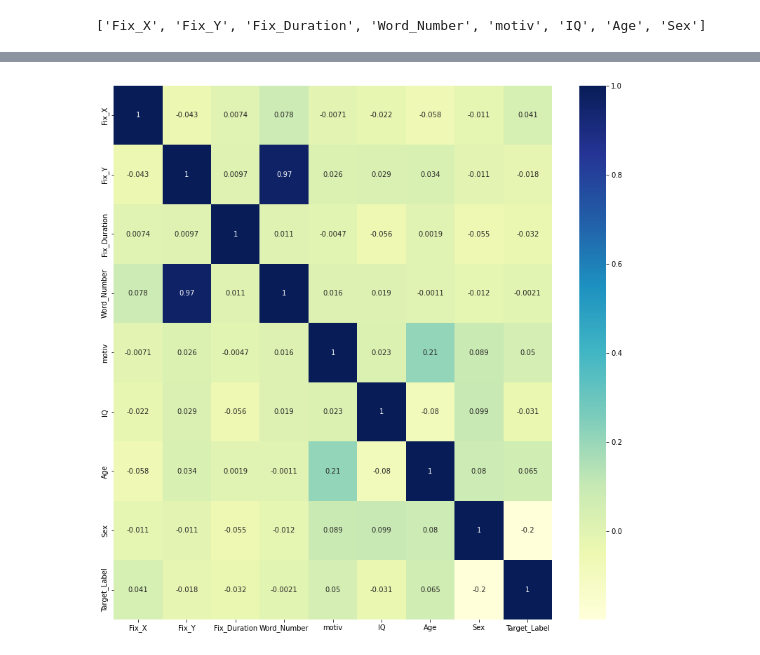
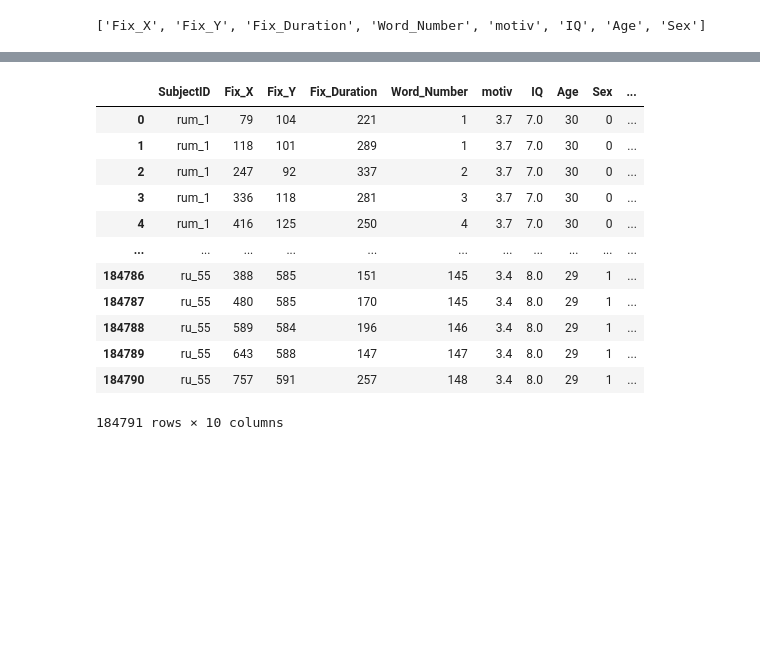
Before and after one commit to mvkairov/meco, a Jupyter notebook: Notebooks/a02_ru_fix_demo_analysis.ipynb, the cells around one changed output, grey strips where cells are left out. Cells and saved outputs as stored; diff of their text form; code cells hidden in the pictures; blank space fills up the shorter version.

```diff
--- a/Notebooks/a02_ru_fix_demo_analysis.ipynb
+++ b/Notebooks/a02_ru_fix_demo_analysis.ipynb
@@ -30,9 +40,8 @@ Index(['Text_ID', 'Fix_X', 'Fix_Y', 'Fix_Duration', 'Word_Number', 'Word',
 # %%
 
 targets = ["Target_Label"]
-
-features = ['Fix_X', 'Fix_Y', 'Fix_Duration', 'Word_Number','motiv', 'IQ', 'Age', 'Sex']
-
+indicator = ["SubjectID"]
+features = ['Fix_X', 'Fix_Y', 'Fix_Duration', 'Word_Number','motiv', 'IQ', 'Age', 'Sex',]
 features
 # %% [output]
 ['Fix_X', 'Fix_Y', 'Fix_Duration', 'Word_Number', 'motiv', 'IQ', 'Age', 'Sex']
@@ -73,16 +47,0 @@ correlations
-# %%
-
-fig, ax = plt.subplots(figsize=(14, 14))
-
-sns.heatmap(
-    data=correlations,
-    xticklabels=correlations.columns,
-    yticklabels=correlations.columns,
-    cmap="YlGnBu",
-    annot=True
-
-)
-
-plt.show()
-# %% [output]
-[figure, removed]
@@ -93,0 +48,19 @@ plt.hist(ages)
+# %%
+
+
+data = ru_fix_demo[indicator+features+targets]
+data
+# %% [output]
+|  | SubjectID | Fix_X | Fix_Y | Fix_Duration | Word_Number | motiv | IQ | Age | Sex | ... |
+| 0 | rum_1 | 79 | 104 | 221 | 1 | 3.7 | 7.0 | 30 | 0 | ... |
+| 1 | rum_1 | 118 | 101 | 289 | 1 | 3.7 | 7.0 | 30 | 0 | ... |
+| 2 | rum_1 | 247 | 92 | 337 | 2 | 3.7 | 7.0 | 30 | 0 | ... |
+| 3 | rum_1 | 336 | 118 | 281 | 3 | 3.7 | 7.0 | 30 | 0 | ... |
+| 4 | rum_1 | 416 | 125 | 250 | 4 | 3.7 | 7.0 | 30 | 0 | ... |
+| ... | ... | ... | ... | ... | ... | ... | ... | ... | ... | ... |
+| 184786 | ru_55 | 388 | 585 | 151 | 145 | 3.4 | 8.0 | 29 | 1 | ... |
+| 184787 | ru_55 | 480 | 585 | 170 | 145 | 3.4 | 8.0 | 29 | 1 | ... |
+| 184788 | ru_55 | 589 | 584 | 196 | 146 | 3.4 | 8.0 | 29 | 1 | ... |
+| 184789 | ru_55 | 643 | 588 | 147 | 147 | 3.4 | 8.0 | 29 | 1 | ... |
+| 184790 | ru_55 | 757 | 591 | 257 | 148 | 3.4 | 8.0 | 29 | 1 | ... |
+184791 rows × 10 columns
```
Also changed, not shown: parts of 14 cells of this notebook.
